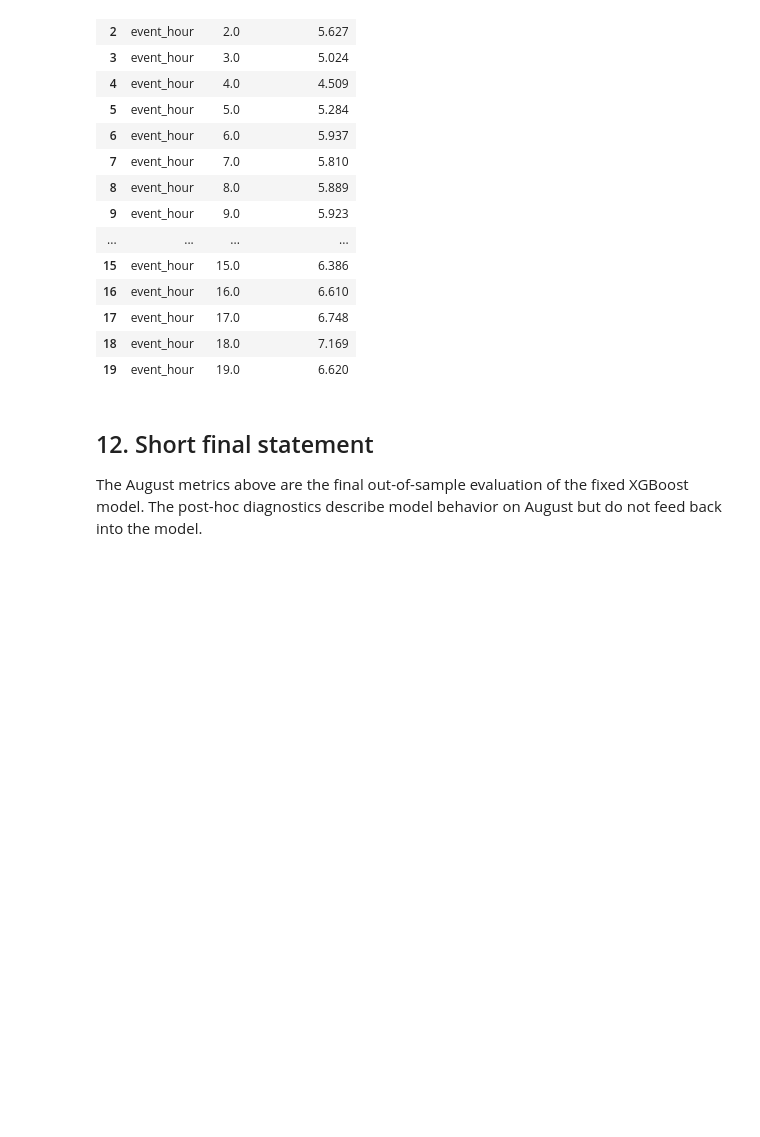
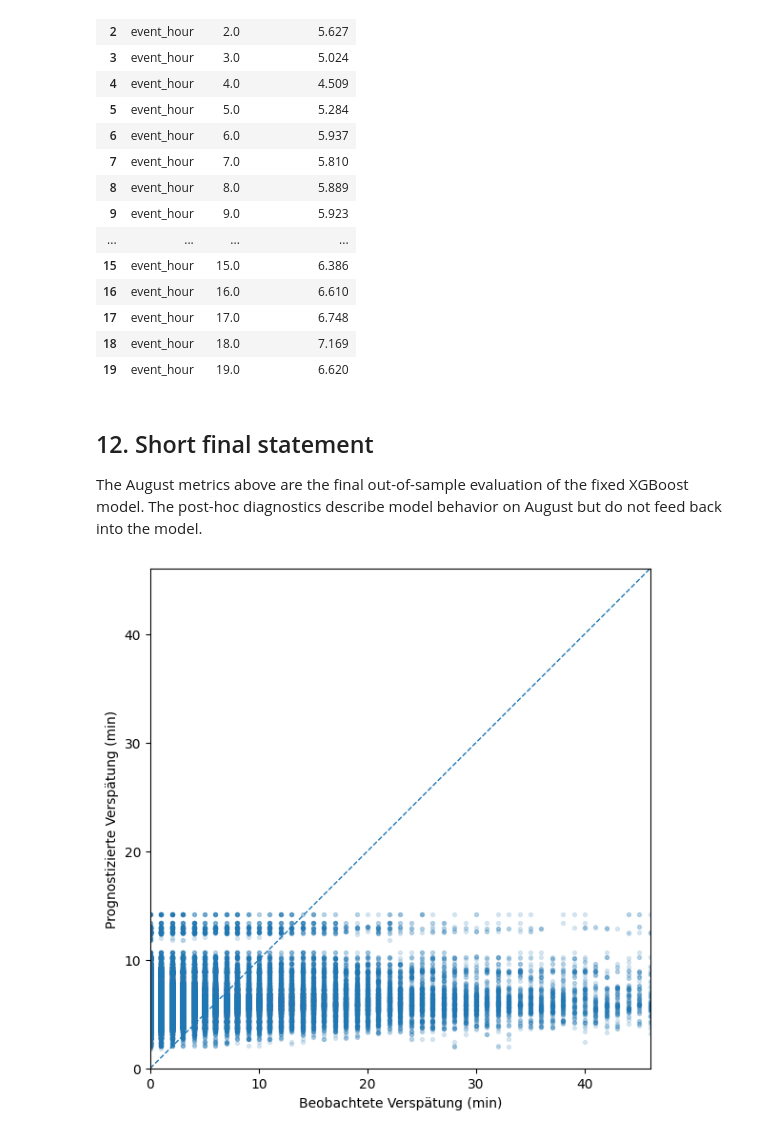
Before and after one commit to LeblL/LukasLeblBA, a Jupyter notebook: notebooks/modeling/03_final_evaluation.ipynb, the cells around one changed output. Cells and saved outputs as stored; diff of their text form; code cells hidden in the pictures; blank space fills up the shorter version.

```diff
--- a/notebooks/modeling/03_final_evaluation.ipynb
+++ b/notebooks/modeling/03_final_evaluation.ipynb
@@ -655,3 +655,54 @@ pd.concat(pdp_results.values(), ignore_index=True).head(20).round(3)
 ## 12. Short final statement
 
 The August metrics above are the final out-of-sample evaluation of the fixed XGBoost model. The post-hoc diagnostics describe model behavior on August but do not feed back into the model.
+# %%
+from pathlib import Path
+import matplotlib.pyplot as plt
+import numpy as np
+
+export_dir = PROJECT_DIR / "outputs" / "final_evaluation"
+export_dir.mkdir(parents=True, exist_ok=True)
+
+plot_limit = max(
+    y_test.quantile(0.99),
+    np.quantile(test_predictions, 0.99)
+)
+
+fig, ax = plt.subplots(figsize=(6, 6))
+
+ax.scatter(
+    y_test,
+    test_predictions,
+    alpha=0.15,
+    s=8
+)
+
+ax.plot(
+    [0, plot_limit],
+    [0, plot_limit],
+    linestyle="--",
+    linewidth=1
+)
+
+ax.set_xlim(0, plot_limit)
+ax.set_ylim(0, plot_limit)
+
+ax.set_xlabel("Beobachtete Verspätung (min)")
+ax.set_ylabel("Prognostizierte Verspätung (min)")
+ax.set_aspect("equal", adjustable="box")
+
+fig.tight_layout()
+
+fig.savefig(
+    export_dir / "ist_prognose_august.pdf",
+    bbox_inches="tight"
+)
+fig.savefig(
+    export_dir / "ist_prognose_august.png",
+    dpi=300,
+    bbox_inches="tight"
+)
+
+plt.show()
+# %% [output]
+[figure, added]
```
Also changed, not shown: 2 other files.
